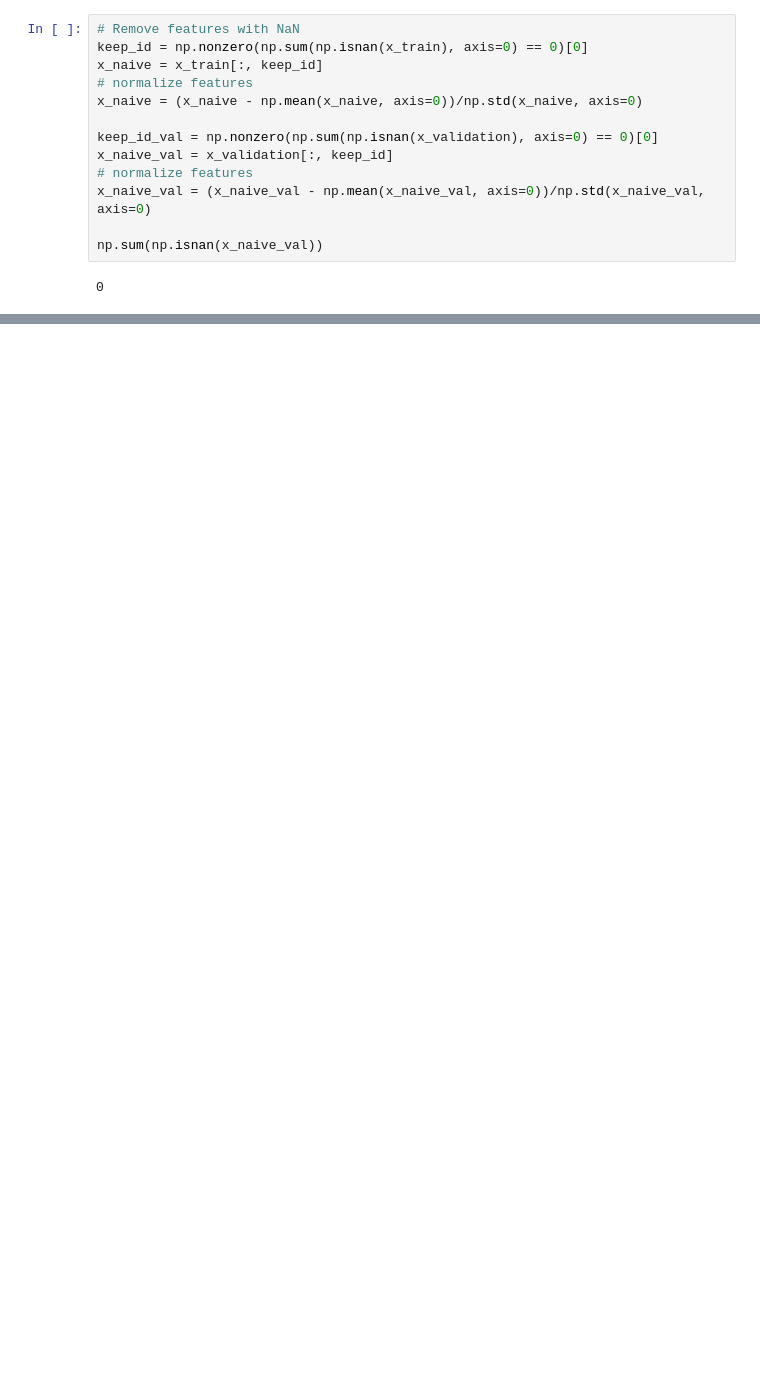
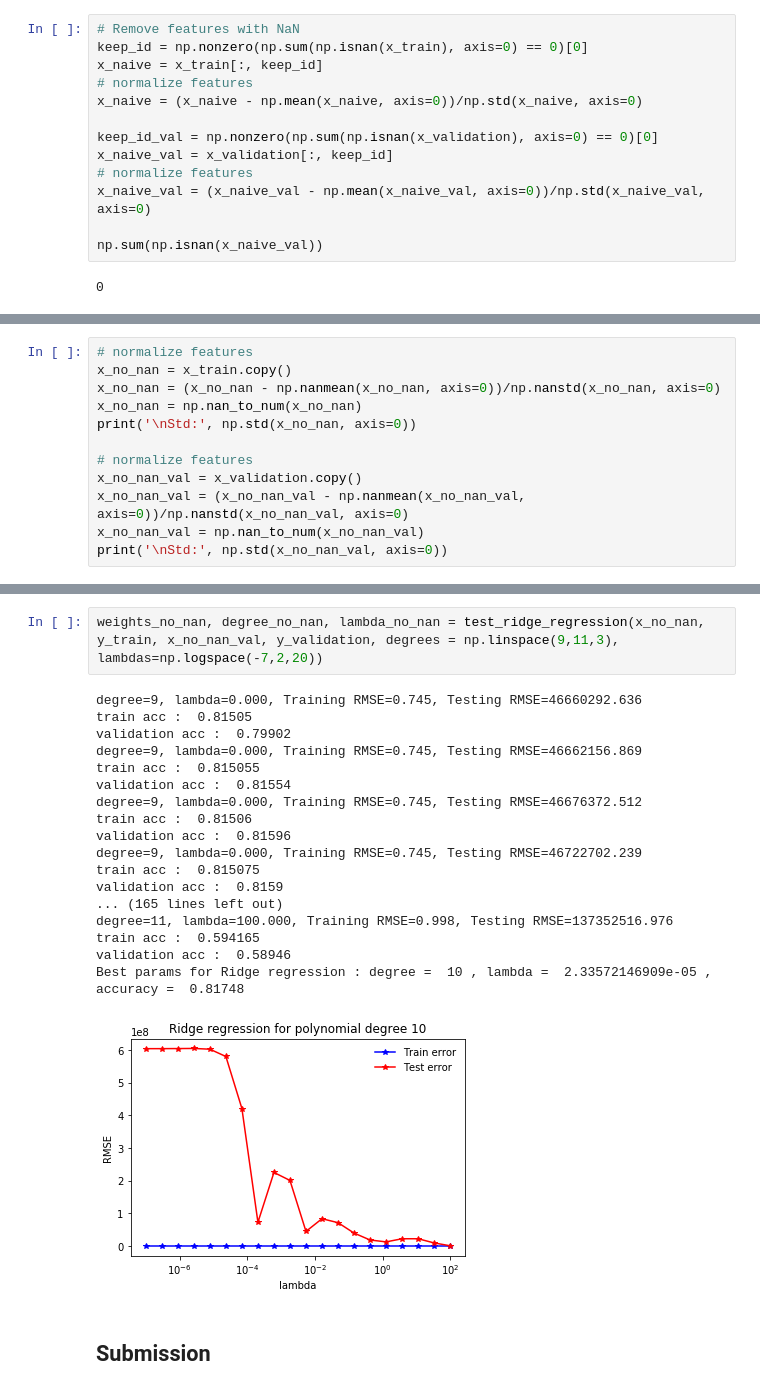
Before and after one commit to MLElec/ML_course, a Jupyter notebook: projects/project1/ridge_reg_notebook.ipynb, the cells around one changed output, grey strips where cells are left out. Saved outputs shown, nothing was run; the diff lists cells and outputs as text; blank space fills up the shorter version.

```diff
--- a/projects/project1/ridge_reg_notebook.ipynb
+++ b/projects/project1/ridge_reg_notebook.ipynb
@@ -149,0 +173,12 @@ Best params for Ridge regression : degree =  4 , lambda =  1e-07 , accuracy =  0
+# %%
+# normalize features
+x_no_nan = x_train.copy()
+x_no_nan = (x_no_nan - np.nanmean(x_no_nan, axis=0))/np.nanstd(x_no_nan, axis=0)
+x_no_nan = np.nan_to_num(x_no_nan)
+print('\nStd:', np.std(x_no_nan, axis=0))
+
+# normalize features
+x_no_nan_val = x_validation.copy()
+x_no_nan_val = (x_no_nan_val - np.nanmean(x_no_nan_val, axis=0))/np.nanstd(x_no_nan_val, axis=0)
+x_no_nan_val = np.nan_to_num(x_no_nan_val)
+print('\nStd:', np.std(x_no_nan_val, axis=0))
@@ -149,0 +195,23 @@ Best params for Ridge regression : degree =  4 , lambda =  1e-07 , accuracy =  0
+# %%
+weights_no_nan, degree_no_nan, lambda_no_nan = test_ridge_regression(x_no_nan, y_train, x_no_nan_val, y_validation, degrees = np.linspace(9,11,3), lambdas=np.logspace(-7,2,20))
+# %% [output]
+degree=9, lambda=0.000, Training RMSE=0.745, Testing RMSE=46660292.636
+train acc :  0.81505
+validation acc :  0.79902
+degree=9, lambda=0.000, Training RMSE=0.745, Testing RMSE=46662156.869
+train acc :  0.815055
+validation acc :  0.81554
+degree=9, lambda=0.000, Training RMSE=0.745, Testing RMSE=46676372.512
+train acc :  0.81506
+validation acc :  0.81596
+degree=9, lambda=0.000, Training RMSE=0.745, Testing RMSE=46722702.239
+train acc :  0.815075
+validation acc :  0.8159
+... (165 lines left out)
+degree=11, lambda=100.000, Training RMSE=0.998, Testing RMSE=137352516.976
+train acc :  0.594165
+validation acc :  0.58946
+Best params for Ridge regression : degree =  10 , lambda =  2.33572146909e-05 , accuracy =  0.81748
+[figure, added]
+# %% [markdown]
+## Submission
```
Also changed, not shown: parts of 11 cells of this notebook.
